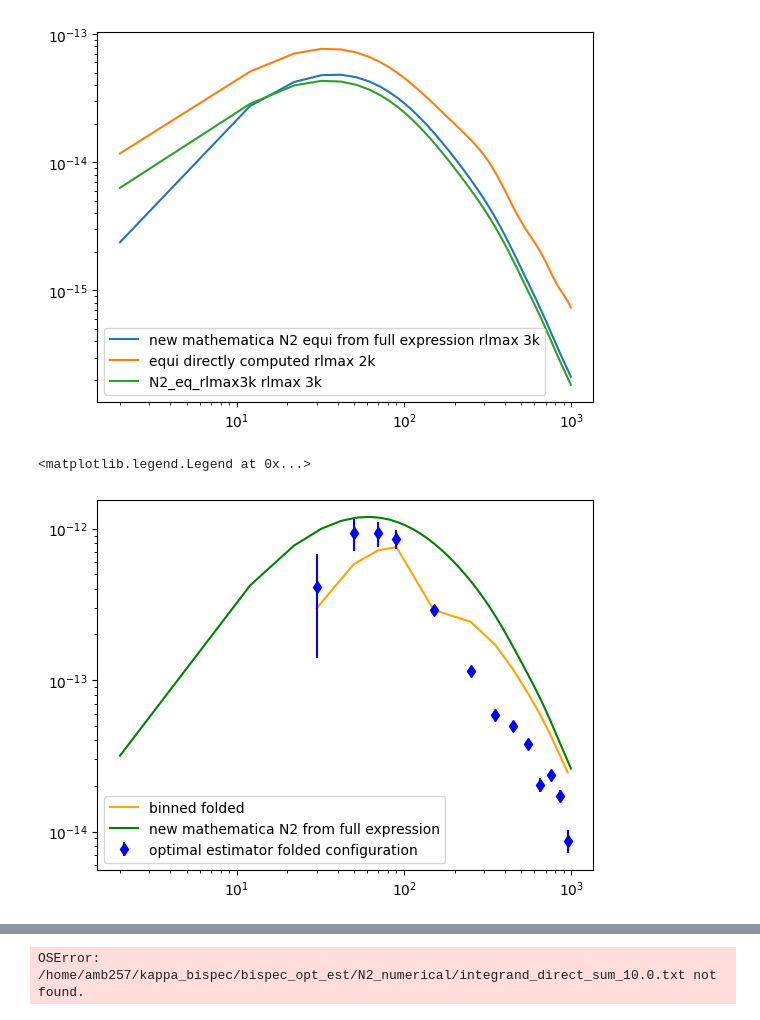
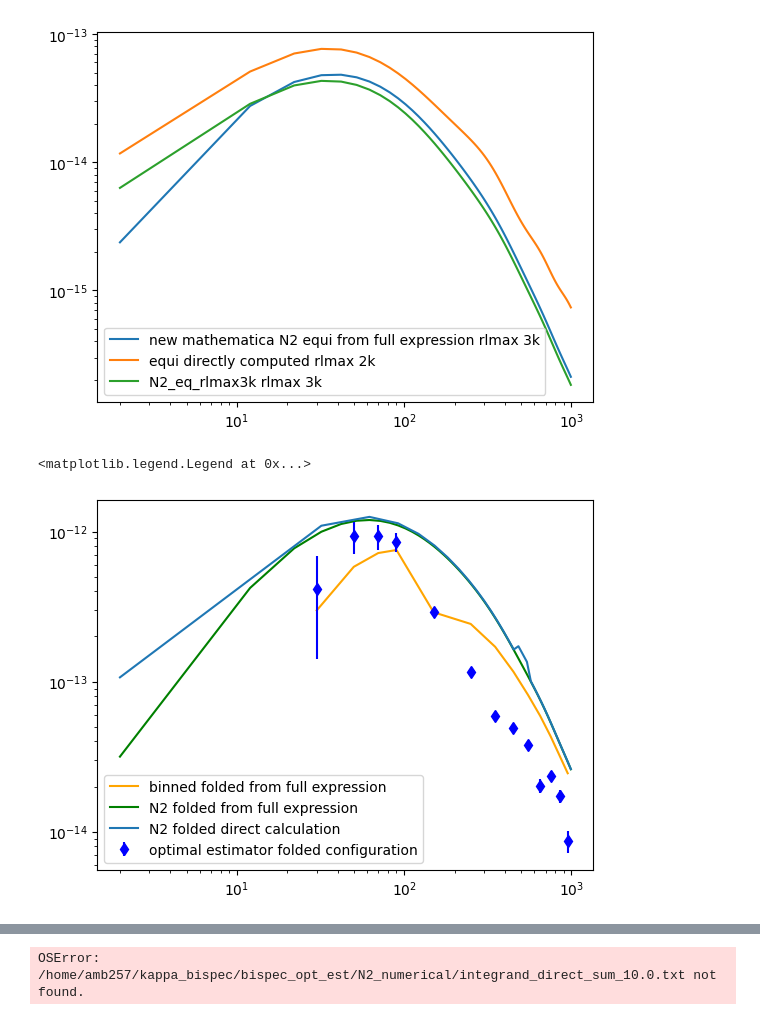
Before and after one commit to aleksandrbowkis/bispec_opt_est, a Jupyter notebook: N2_numerical/N2_tests.ipynb, the cells around one changed output, grey strips where cells are left out. Saved outputs shown, nothing was run; the diff lists cells and outputs as text; code cells hidden in the pictures.

```diff
--- a/N2_numerical/N2_tests.ipynb
+++ b/N2_numerical/N2_tests.ipynb
@@ -166,17 +166,17 @@ plt.legend()
 # %%
 # test full expression for folded configuration note the full_N2_series_integral.py script computes this for KAPPA
 L_newmath_full, N2_fold_newmath_full = np.loadtxt('/home/amb257/kappa_bispec/bispec_opt_est/N2_numerical/Binning_effects/outputs/foldN2_from_full_int.txt')
 #Lfac_bin_fold = 1/8 * (L_test_fold*(L_test_fold+1)) * (L_test_fold/2*(L_test_fold/2+1))**2
-plt.loglog(bin_mid_fld, binning_test_fld, color = 'orange', label = 'binned folded')
+plt.loglog(bin_mid_fld, binning_test_fld, color = 'orange', label = 'binned folded from full expression')
 #plt.loglog(L_test_fold, N2_fold_full_test, label = 'test fold from full expression')
-plt.loglog(L_newmath_full, N2_fold_newmath_full, color = 'green', label = 'new mathematica N2 from full expression')
+plt.loglog(L_newmath_full, N2_fold_newmath_full, color = 'green', label = 'N2 folded from full expression')
 plt.errorbar(L_opt_fold, -1*opt_est_fold, yerr = err_fold, fmt='bd', label = 'optimal estimator folded configuration')
-#plt.loglog(L_newmathematica, 1/8*Lfac_mathematica * fold_N2_newmathematica, label='fold new mathematica direct calc')
+plt.loglog(L_newmathematica, 1/8*Lfac_mathematica * fold_N2_newmathematica, label='N2 folded direct calculation')
 plt.legend()
 # Perhaps the series expansion stops being valid beyond L=200? Maybe there are other terms that partially cancel the dominant term?
 # %% [output]
 <matplotlib.legend.Legend at 0x...>
-[figure, old version]
+[figure, new version]
 # %%
 bin_mid_eq, binning_eq = np.load('/home/amb257/kappa_bispec/bispec_opt_est/N2_numerical/Binning_effects/outputs/binned_equilateral.npy')
 bin_mid_eq_2, binning_eq_2 = np.load('/home/amb257/kappa_bispec/bispec_opt_est/N2_numerical/Binning_effects/outputs/binned_equilateral_2.npy')
```
Also changed, not shown: parts of 3 cells of this notebook, 6 other files.
